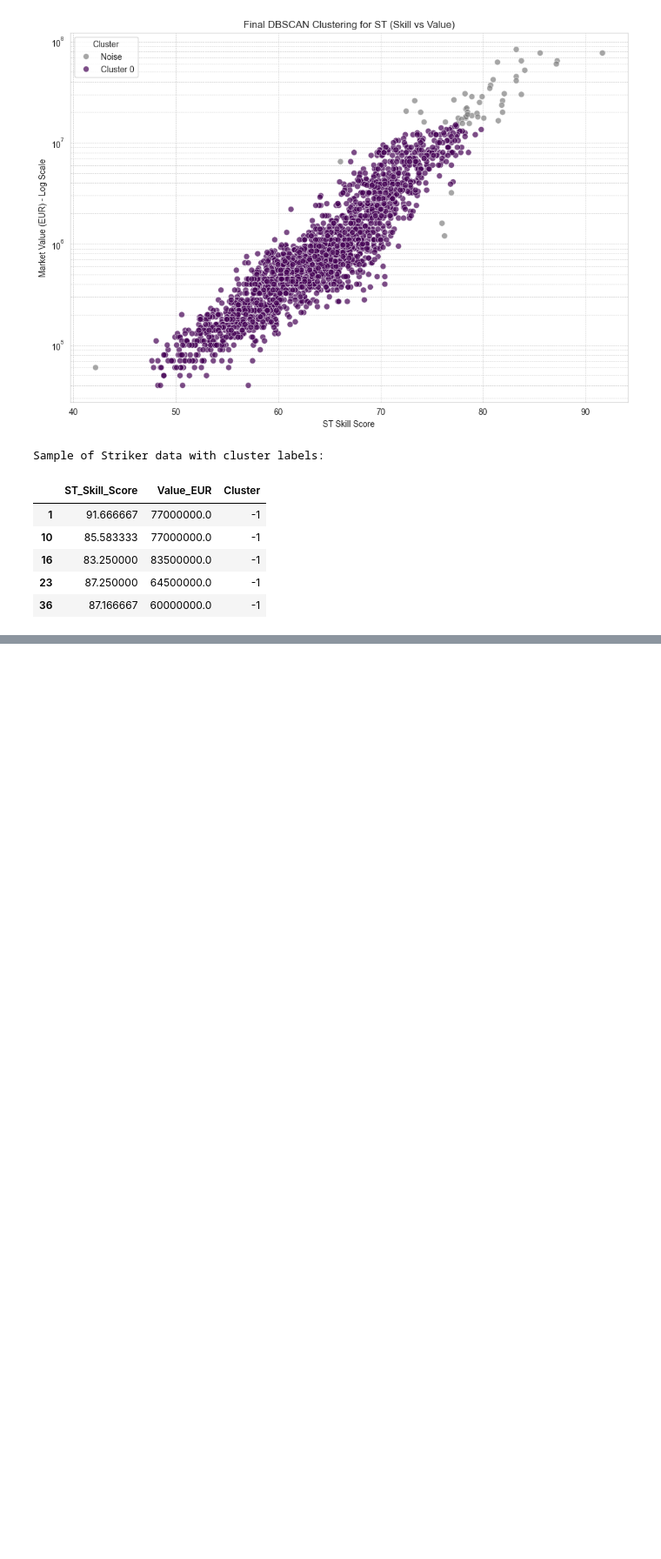
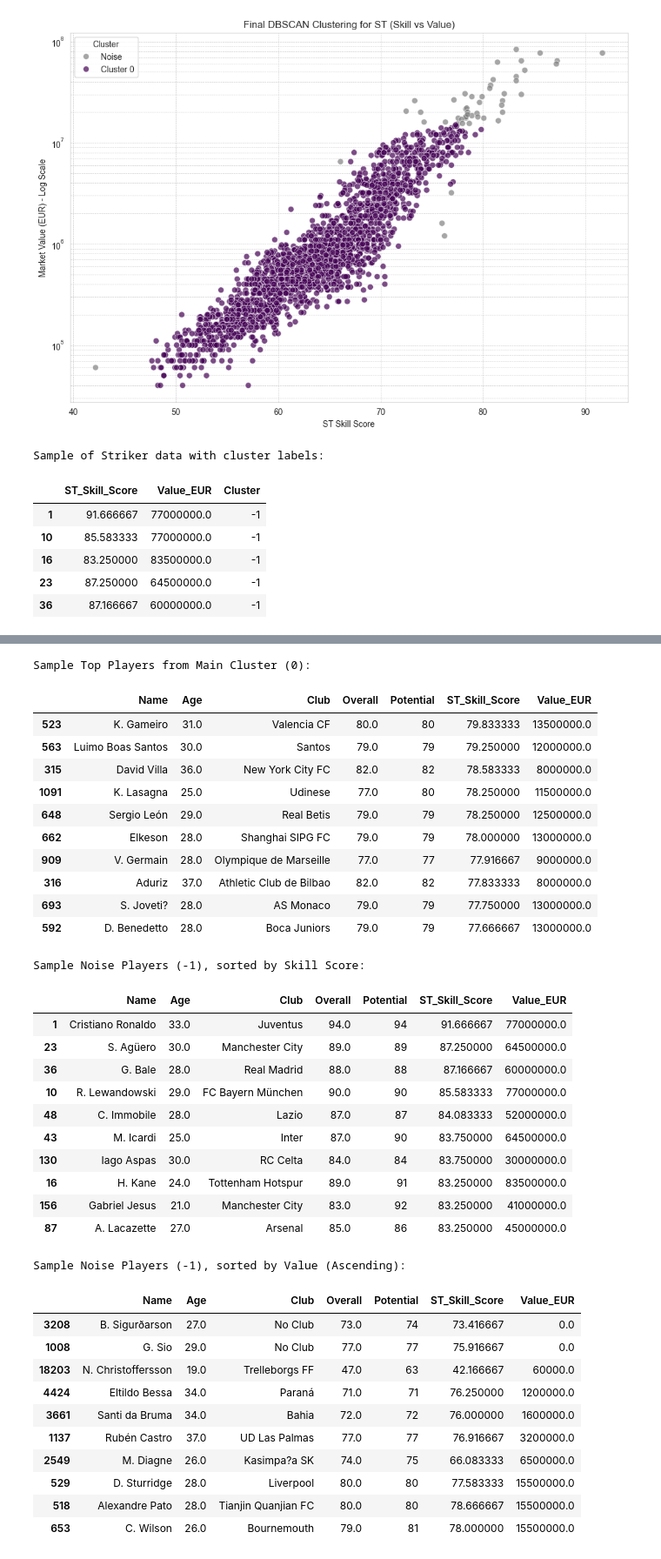
Before and after one commit to SLajuwomi/FIFA, a Jupyter notebook: fifa19_undervaluation_analysis.ipynb, the cells around one changed output, grey strips where cells are left out. Shown at 87% size. Saved outputs shown, nothing was run; the diff lists cells and outputs as text; code cells hidden in the pictures; blank space fills up the shorter version.

```diff
--- a/fifa19_undervaluation_analysis.ipynb
+++ b/fifa19_undervaluation_analysis.ipynb
@@ -1560,0 +1599,65 @@ Sample of Striker data with cluster labels:
+# %%
+# Define the label for the main cluster found
+main_cluster_label = 0
+
+# Filter position_df to get the indices of players in the main cluster
+main_cluster_indices = position_df[position_df['Cluster'] == main_cluster_label].index
+
+# Use these indices to select the full player details from the original fifa_df
+# Ensure fifa_df still has the necessary columns (run preprocessing if needed, but it should be available)
+main_cluster_players = fifa_df.loc[main_cluster_indices]
+
+# Select relevant columns to display
+display_cols = ['Name', 'Age', 'Club', 'Overall', 'Potential', 'ST_Skill_Score', 'Value_EUR']
+
+# Sort the sample by skill score descending
+main_cluster_players_sample = main_cluster_players[display_cols].sort_values(by='ST_Skill_Score', ascending=False)
+
+# Display the top N players (e.g., 10) from the main cluster
+print(f"\nSample Top Players from Main Cluster ({main_cluster_label}):")
+display(main_cluster_players_sample.head(10))
+
+# You can also examine players classified as noise (-1)
+noise_indices = position_df[position_df['Cluster'] == -1].index
+noise_players = fifa_df.loc[noise_indices]
+print("\nSample Noise Players (-1), sorted by Skill Score:")
+display(noise_players[display_cols].sort_values(by='ST_Skill_Score', ascending=False).head(10))
+print("\nSample Noise Players (-1), sorted by Value (Ascending):")
+display(noise_players[display_cols].sort_values(by='Value_EUR', ascending=True).head(10))
+# %% [output]
+Sample Top Players from Main Cluster (0):
+|  | Name | Age | Club | Overall | Potential | ST_Skill_Score | Value_EUR |
+| 523 | K. Gameiro | 31.0 | Valencia CF | 80.0 | 80 | 79.833333 | 13500000.0 |
+| 563 | Luimo Boas Santos | 30.0 | Santos | 79.0 | 79 | 79.250000 | 12000000.0 |
+| 315 | David Villa | 36.0 | New York City FC | 82.0 | 82 | 78.583333 | 8000000.0 |
+| 1091 | K. Lasagna | 25.0 | Udinese | 77.0 | 80 | 78.250000 | 11500000.0 |
+| 648 | Sergio León | 29.0 | Real Betis | 79.0 | 79 | 78.250000 | 12500000.0 |
+| 662 | Elkeson | 28.0 | Shanghai SIPG FC | 79.0 | 79 | 78.000000 | 13000000.0 |
+| 909 | V. Germain | 28.0 | Olympique de Marseille | 77.0 | 77 | 77.916667 | 9000000.0 |
+| 316 | Aduriz | 37.0 | Athletic Club de Bilbao | 82.0 | 82 | 77.833333 | 8000000.0 |
+| 693 | S. Joveti? | 28.0 | AS Monaco | 79.0 | 79 | 77.750000 | 13000000.0 |
+| 592 | D. Benedetto | 28.0 | Boca Juniors | 79.0 | 79 | 77.666667 | 13000000.0 |
+Sample Noise Players (-1), sorted by Skill Score:
+|  | Name | Age | Club | Overall | Potential | ST_Skill_Score | Value_EUR |
+| 1 | Cristiano Ronaldo | 33.0 | Juventus | 94.0 | 94 | 91.666667 | 77000000.0 |
+| 23 | S. Agüero | 30.0 | Manchester City | 89.0 | 89 | 87.250000 | 64500000.0 |
+| 36 | G. Bale | 28.0 | Real Madrid | 88.0 | 88 | 87.166667 | 60000000.0 |
+| 10 | R. Lewandowski | 29.0 | FC Bayern München | 90.0 | 90 | 85.583333 | 77000000.0 |
+| 48 | C. Immobile | 28.0 | Lazio | 87.0 | 87 | 84.083333 | 52000000.0 |
+| 43 | M. Icardi | 25.0 | Inter | 87.0 | 90 | 83.750000 | 64500000.0 |
+| 130 | Iago Aspas | 30.0 | RC Celta | 84.0 | 84 | 83.750000 | 30000000.0 |
+| 16 | H. Kane | 24.0 | Tottenham Hotspur | 89.0 | 91 | 83.250000 | 83500000.0 |
+| 156 | Gabriel Jesus | 21.0 | Manchester City | 83.0 | 92 | 83.250000 | 41000000.0 |
+| 87 | A. Lacazette | 27.0 | Arsenal | 85.0 | 86 | 83.250000 | 45000000.0 |
+Sample Noise Players (-1), sorted by Value (Ascending):
+|  | Name | Age | Club | Overall | Potential | ST_Skill_Score | Value_EUR |
+| 3208 | B. Sigurðarson | 27.0 | No Club | 73.0 | 74 | 73.416667 | 0.0 |
+| 1008 | G. Sio | 29.0 | No Club | 77.0 | 77 | 75.916667 | 0.0 |
+| 18203 | N. Christoffersson | 19.0 | Trelleborgs FF | 47.0 | 63 | 42.166667 | 60000.0 |
+| 4424 | Eltildo Bessa | 34.0 | Paraná | 71.0 | 71 | 76.250000 | 1200000.0 |
+| 3661 | Santi da Bruma | 34.0 | Bahia | 72.0 | 72 | 76.000000 | 1600000.0 |
+| 1137 | Rubén Castro | 37.0 | UD Las Palmas | 77.0 | 77 | 76.916667 | 3200000.0 |
+| 2549 | M. Diagne | 26.0 | Kasimpa?a SK | 74.0 | 75 | 66.083333 | 6500000.0 |
+| 529 | D. Sturridge | 28.0 | Liverpool | 80.0 | 80 | 77.583333 | 15500000.0 |
+| 518 | Alexandre Pato | 28.0 | Tianjin Quanjian FC | 80.0 | 80 | 78.666667 | 15500000.0 |
+| 653 | C. Wilson | 26.0 | Bournemouth | 79.0 | 81 | 78.000000 | 15500000.0 |
```
Also changed, not shown: parts of 4 cells of this notebook.
